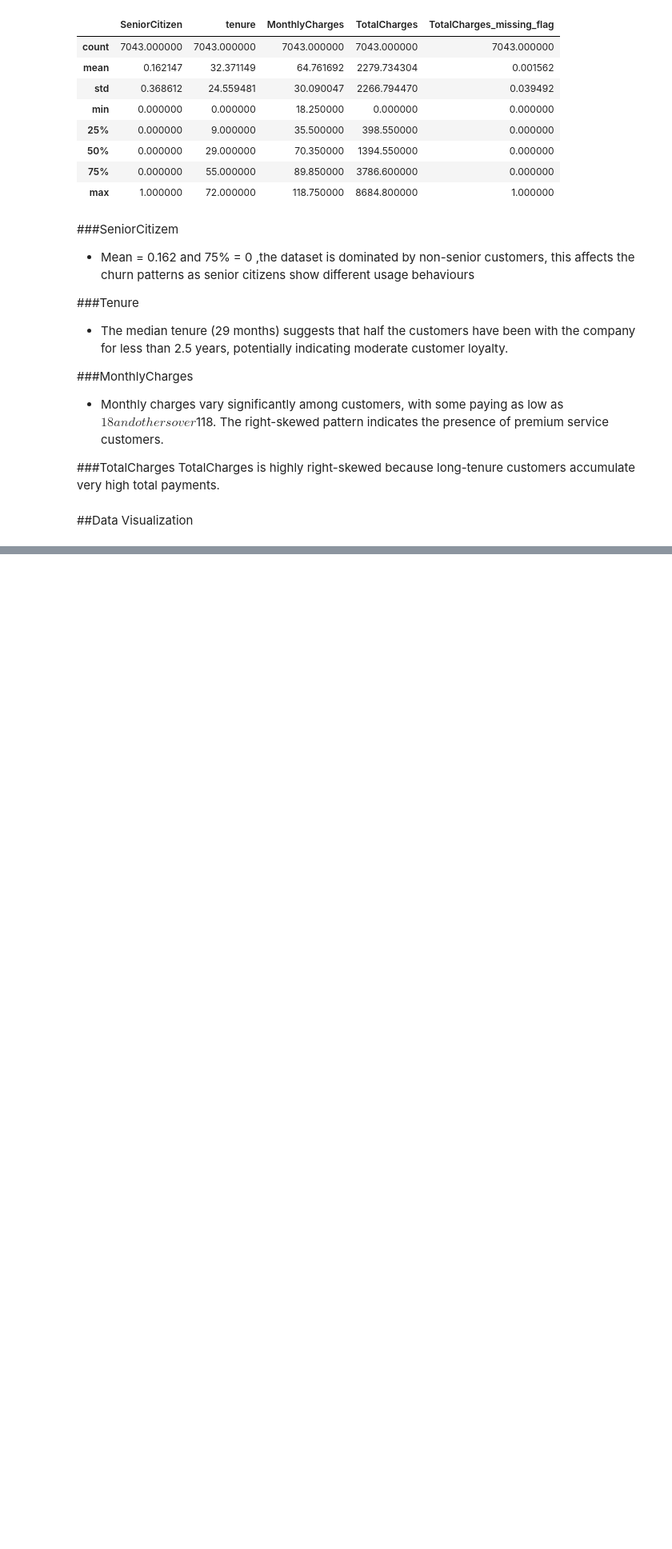
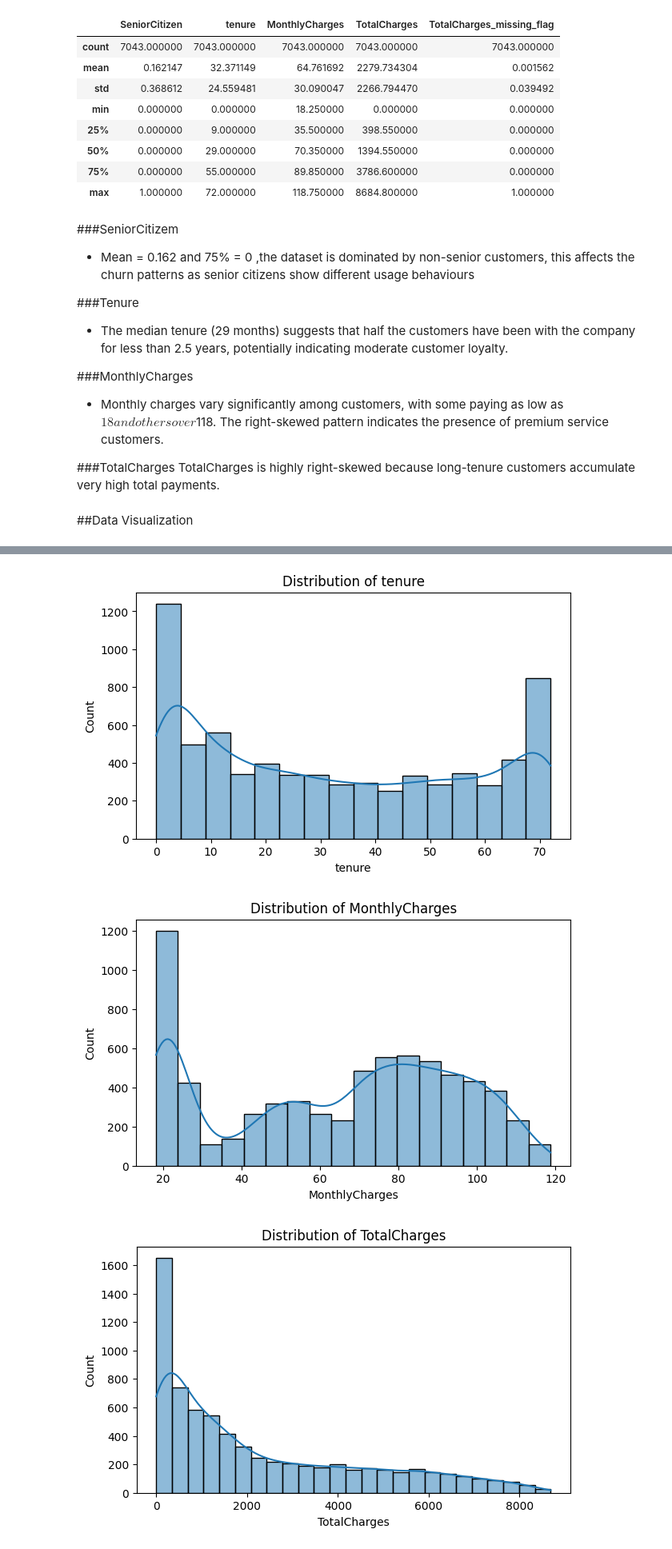
Before and after one commit to yumna-prog/Customer-Churn-Prediction, a Jupyter notebook: CustomerChurnPreduiction.ipynb, the cells around one changed output, grey strips where cells are left out. Shown at 80% size. Drawn from its saved outputs; the diff is of its cells as text; code cells hidden in the pictures; blank space fills up the shorter version.

```diff
--- a/CustomerChurnPreduiction.ipynb
+++ b/CustomerChurnPreduiction.ipynb
@@ -407,0 +421,12 @@ sns.
+# %%
+numeric_cols = ['tenure','MonthlyCharges','TotalCharges']
+
+for col in numeric_cols:
+    plt.figure(figsize=(7,4))
+    sns.histplot(Telecommuniction_df[col], kde=True)
+    plt.title(f'Distribution of {col}')
+    plt.show()
+# %% [output]
+[figure, added]
+[figure, added]
+[figure, added]
```
Also changed, not shown: parts of 22 cells of this notebook.
